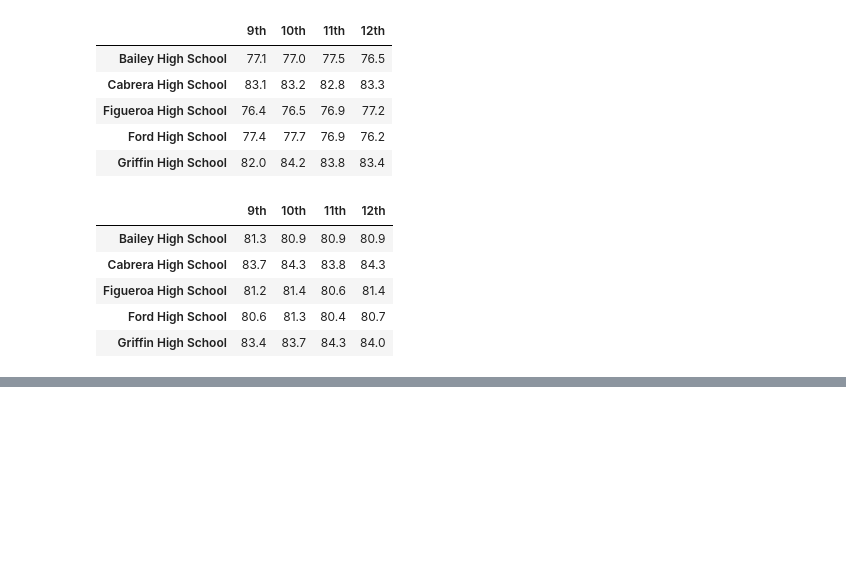
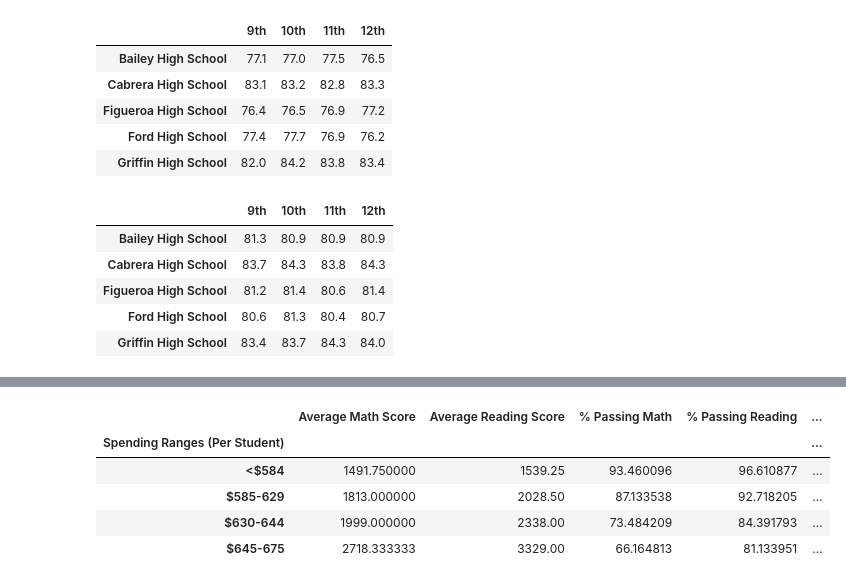
Before and after one commit to kochx384/School_District_Analysis, a Jupyter notebook: PyCitySchools.ipynb, the cells around one changed output, grey strips where cells are left out. Saved outputs shown, nothing was run; the diff lists cells and outputs as text; code cells hidden in the pictures; blank space fills up the shorter version.

```diff
--- a/PyCitySchools.ipynb
+++ b/PyCitySchools.ipynb
@@ -806,0 +865,16 @@ reading_scores_by_grade.head()
+# %%
+spending_summary_df = pd.DataFrame({
+          "Average Math Score" : spending_math_scores,
+          "Average Reading Score": spending_reading_scores,
+          "% Passing Math": spending_passing_math,
+          "% Passing Reading": spending_passing_reading,
+          "% Overall Passing": overall_passing_spending})
+
+spending_summary_df
+# %% [output]
+|  | Average Math Score | Average Reading Score | % Passing Math | % Passing Reading | ... |
+| Spending Ranges (Per Student) |  |  |  |  | ... |
+| <$584 | 1491.750000 | 1539.25 | 93.460096 | 96.610877 | ... |
+| $585-629 | 1813.000000 | 2028.50 | 87.133538 | 92.718205 | ... |
+| $630-644 | 1999.000000 | 2338.00 | 73.484209 | 84.391793 | ... |
+| $645-675 | 2718.333333 | 3329.00 | 66.164813 | 81.133951 | ... |
```
Also changed, not shown: parts of 6 cells of this notebook.
